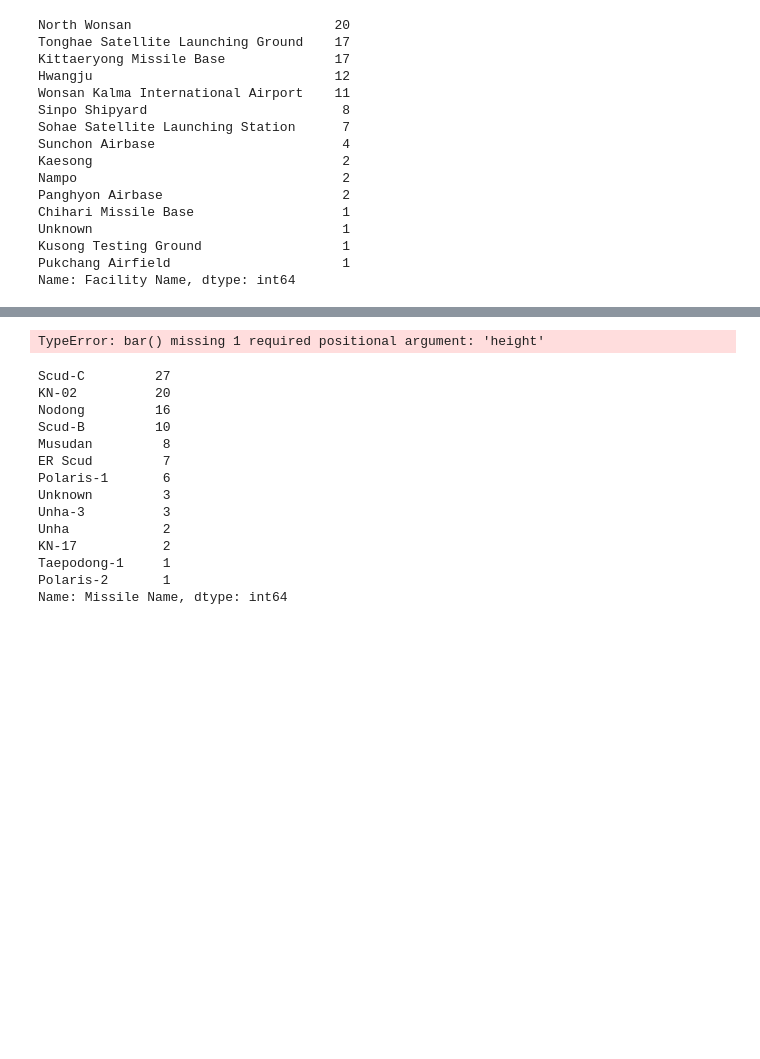
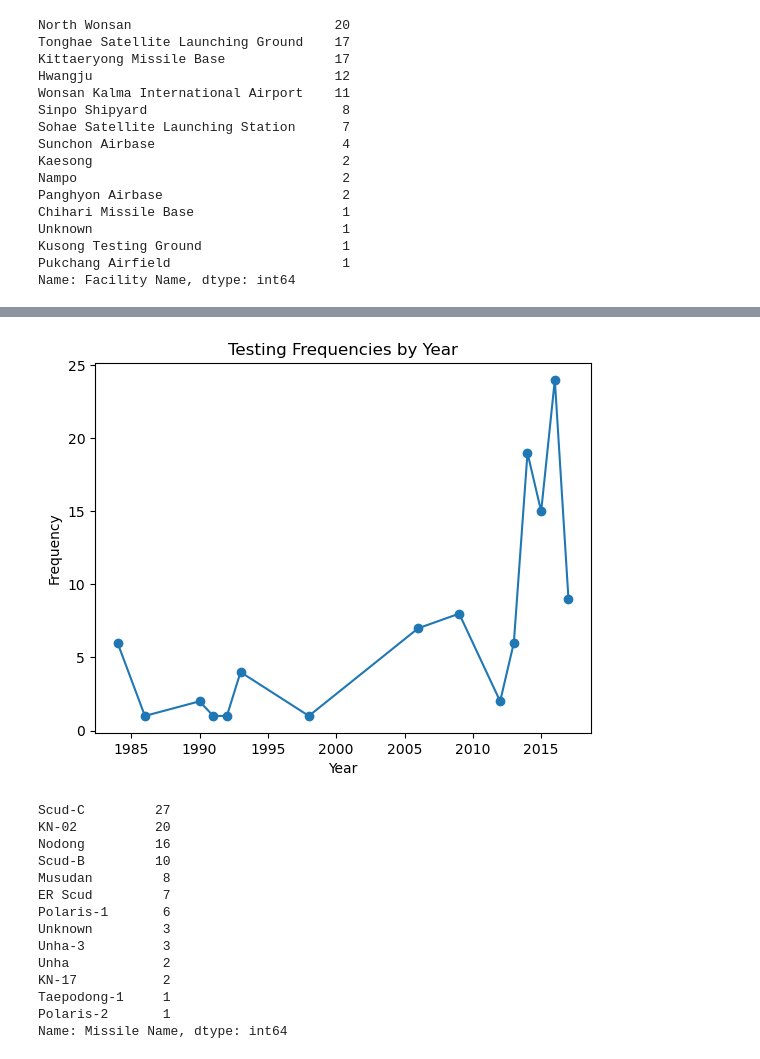
Before and after one commit to mesege1/dprk_missile_stats, a Jupyter notebook: nk_missiles.ipynb, the cells around one changed output, grey strips where cells are left out. Saved outputs shown, nothing was run; the diff lists cells and outputs as text; code cells hidden in the pictures; blank space fills up the shorter version.

```diff
--- a/nk_missiles.ipynb
+++ b/nk_missiles.ipynb
@@ -108,10 +109,19 @@ plt.show()
-# %%
-#missile_stats['Frequencies'].plot(kind="barh")
-
-plt.bar(missile_stats['Frequencies'], color ='maroon',
-        width = 0.4)
-# %% [output]
-TypeError: bar() missing 1 required positional argument: 'height'
+# %%
+missile_stats['Year'] = pd.to_datetime(missile_stats['Date']).dt.year
+
+yearly_frequencies = missile_stats['Year'].value_counts().sort_index()
+
+yearly_frequencies = yearly_frequencies.sort_index()
+
+plt.plot(yearly_frequencies.index, yearly_frequencies.values, marker='o')
+
+plt.xlabel('Year')
+plt.ylabel('Frequency')
+plt.title('Testing Frequencies by Year')
+
+plt.show()
+# %% [output]
+[figure, added]
 # %%
 missile_stats['Frequencies'] = missile_stats['Facility Name'].map(facility_frequencies)
 
```
Also changed, not shown: parts of 3 cells of this notebook.
